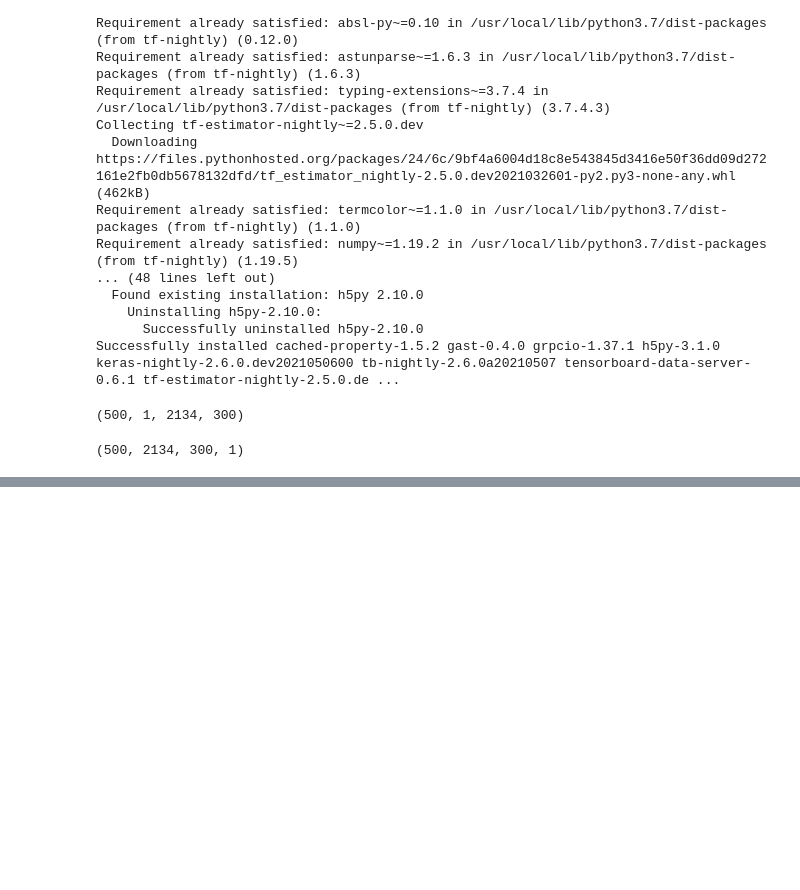
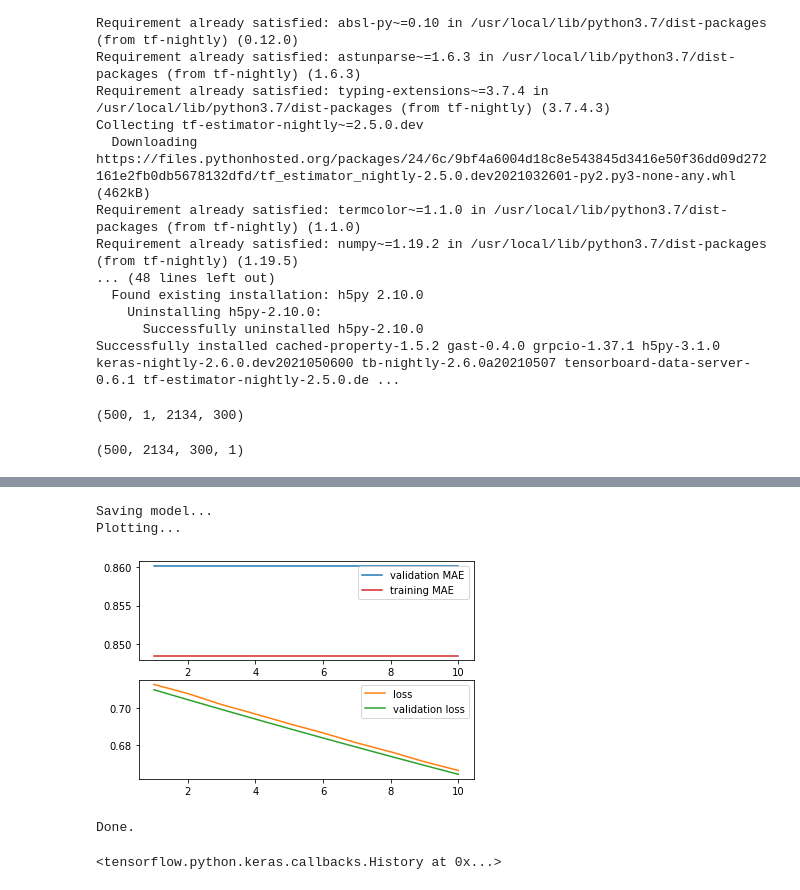
Before and after one commit to varshaelza/Text-Summarization-Categorization, a Jupyter notebook: CNNBasedSummary.ipynb, the cells around one changed output, grey strips where cells are left out. Drawn from its saved outputs; the diff is of its cells as text; code cells hidden in the pictures; blank space fills up the shorter version.

```diff
--- a/CNNBasedSummary.ipynb
+++ b/CNNBasedSummary.ipynb
@@ -409,9 +404,12 @@ x=out
 del out  # the shape of out is [None, 3, 200, 300]
 # %% [output]
 (500, 2134, 300, 1)
+# %%
+x1=x[0:250]
+y1=y[0:250]
 # %%
-model = build_model(( x.shape[1], x.shape[2],1), conv_window_size, num_filters, reg, dropout)
+model = build_model(( x1.shape[1], x1.shape[2],1), conv_window_size, num_filters, reg, dropout)
 
-history = train(model, x, y, val_train_ratio, epochs, batch_size)
+history = train(model, x1, y1, val_train_ratio, epochs, batch_size)
 # %% [output]
 Epoch 1/10
@@ -417,0 +435,29 @@ Epoch 1/10
+# %%
+import matplotlib.pyplot as plt
+
+print("Saving model...")
+model.save('/content/drive/MyDrive/BBC Dataset/CNN Summarisation/model1-16-basic.h5')
+
+print("Plotting...")
+f, (ax1, ax2) = plt.subplots(2, 1)
+ax1.plot(range(1, epochs+1), history.history['val_mae'], 'tab:blue', label="validation MAE")
+ax1.plot(range(1, epochs+1), history.history['mae'], 'tab:red', label="training MAE")
+
+ax2.plot(range(1, epochs+1), history.history['loss'], 'tab:orange', label="loss")
+ax2.plot(range(1, epochs+1), history.history['val_loss'], 'tab:green', label="validation loss")
+
+ax1.legend()
+ax2.legend()
+
+f.savefig('/content/drive/MyDrive/BBC Dataset/CNN Summarisation/training-model1-16-basic.png', dpi=300)
+plt.show()
+print("Done.")
+# %% [output]
+Saving model...
+Plotting...
+[figure, added]
+Done.
+# %%
+history
+# %% [output]
+<tensorflow.python.keras.callbacks.History at 0x...>
```
Also changed, not shown: parts of 4 cells of this notebook.
